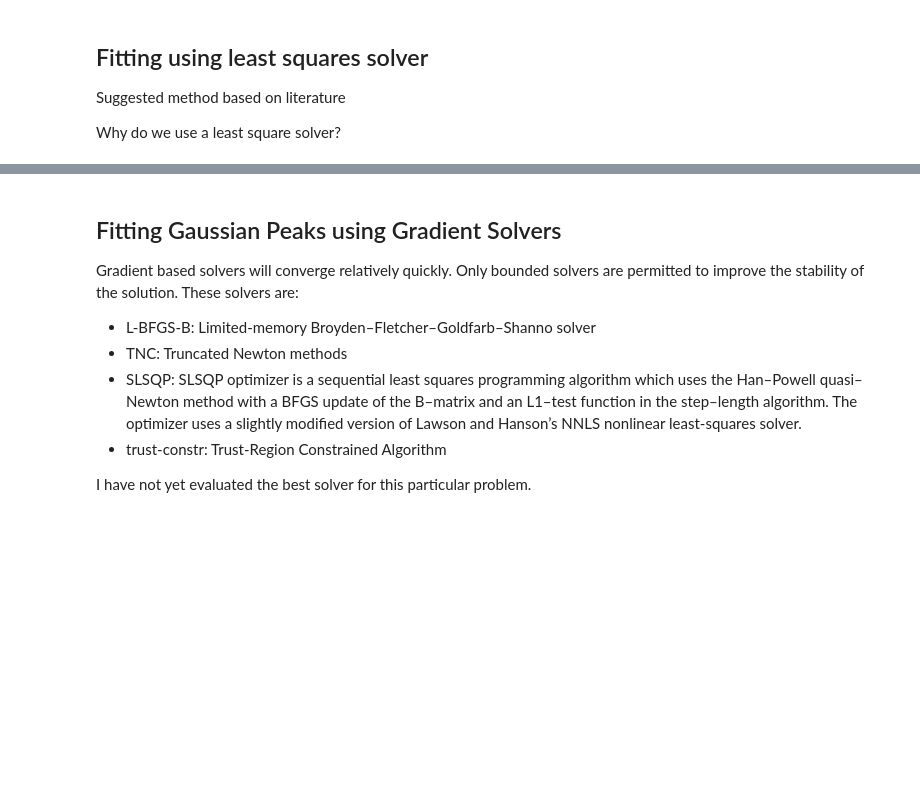
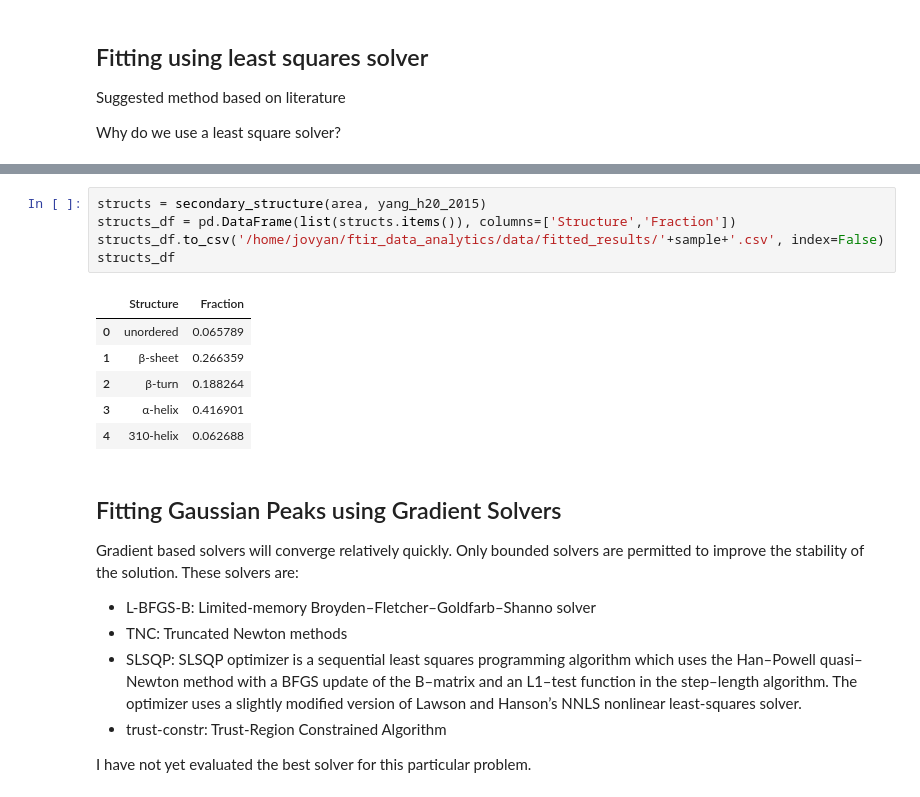
Before and after one commit to liljerri/ftir_data_analytics, a Jupyter notebook: scripts/ftir_second_derivative.ipynb, the cells around one changed output, grey strips where cells are left out. Drawn from its saved outputs; the diff is of its cells as text; blank space fills up the shorter version.

```diff
--- a/scripts/ftir_second_derivative.ipynb
+++ b/scripts/ftir_second_derivative.ipynb
@@ -53,3 +67,15 @@ print(structs)
+# %%
+structs = secondary_structure(area, yang_h20_2015)
+structs_df = pd.DataFrame(list(structs.items()), columns=['Structure','Fraction'])
+structs_df.to_csv('/home/jovyan/ftir_data_analytics/data/fitted_results/'+sample+'.csv', index=False)
+structs_df
+# %% [output]
+|  | Structure | Fraction |
+| 0 | unordered | 0.065789 |
+| 1 | β-sheet | 0.266359 |
+| 2 | β-turn | 0.188264 |
+| 3 | α-helix | 0.416901 |
+| 4 | 310-helix | 0.062688 |
 # %% [markdown]
 ## Fitting Gaussian Peaks using Gradient Solvers
 Gradient based solvers will converge relatively quickly. Only bounded solvers are permitted to improve the stability of the solution. These solvers are:
```
Also changed, not shown: parts of 21 cells of this notebook, 29 other files.
